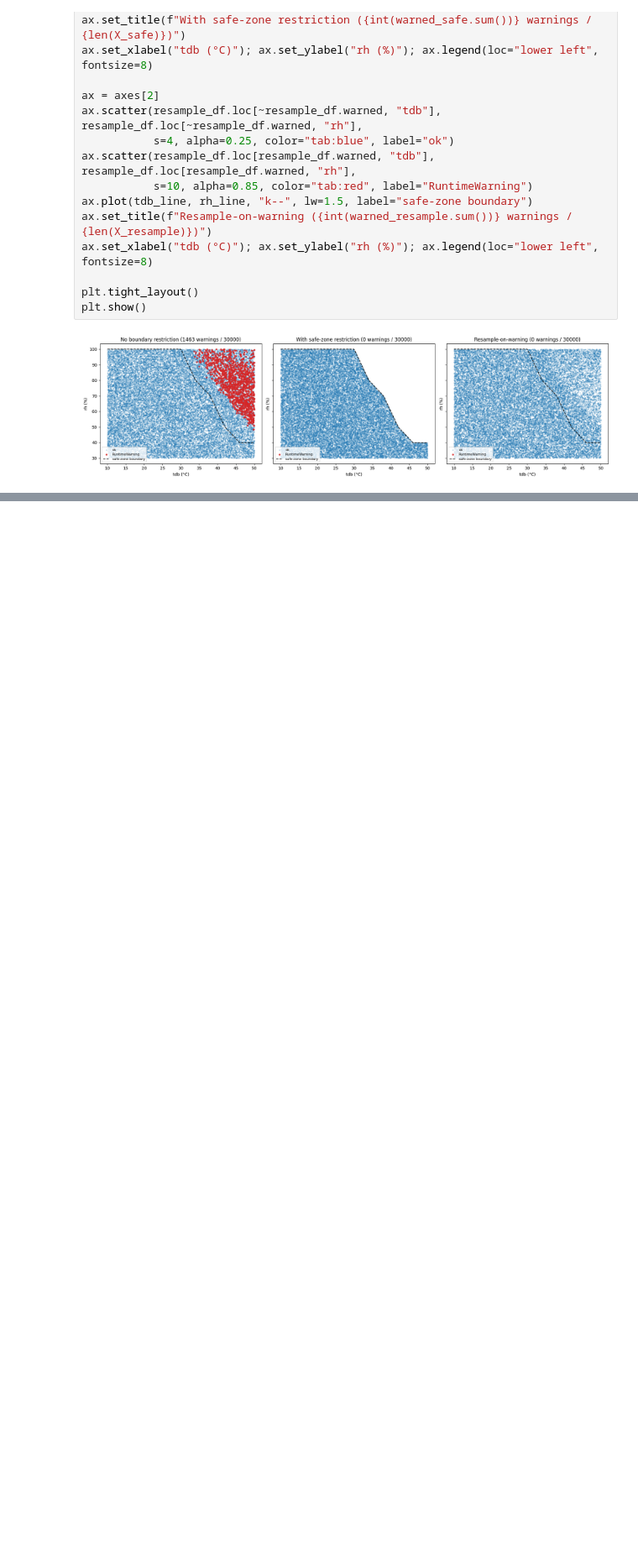
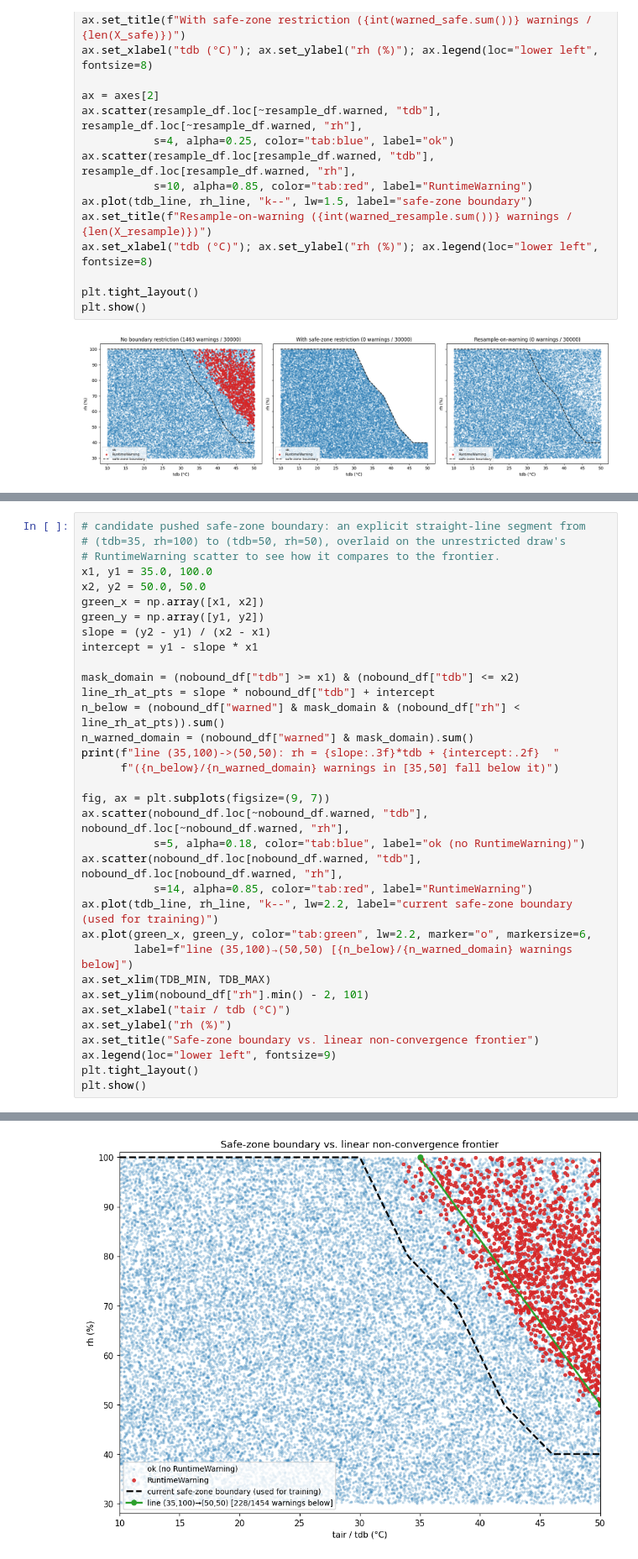
Before and after one commit to sonalimoorthy/PET-NN, a Jupyter notebook: PET_Solver.ipynb, the cells around one changed output, grey strips where cells are left out. Shown at 84% size. Drawn from its saved outputs; the diff is of its cells as text; blank space fills up the shorter version.

Commit message:
Set frontier line to explicit endpoints (35,100) -> (50,50)
Co-Authored-By: Claude Sonnet 5 <noreply@anthropic.com>

```diff
--- a/PET_Solver.ipynb
+++ b/PET_Solver.ipynb
@@ -731,0 +684,35 @@ linear frontier (+2): rh = -2.921*tdb + 194.73  (56/1463 warnings fall below it)
+# %%
+# candidate pushed safe-zone boundary: an explicit straight-line segment from
+# (tdb=35, rh=100) to (tdb=50, rh=50), overlaid on the unrestricted draw's
+# RuntimeWarning scatter to see how it compares to the frontier.
+x1, y1 = 35.0, 100.0
+x2, y2 = 50.0, 50.0
+green_x = np.array([x1, x2])
+green_y = np.array([y1, y2])
+slope = (y2 - y1) / (x2 - x1)
+intercept = y1 - slope * x1
+
+mask_domain = (nobound_df["tdb"] >= x1) & (nobound_df["tdb"] <= x2)
+line_rh_at_pts = slope * nobound_df["tdb"] + intercept
+n_below = (nobound_df["warned"] & mask_domain & (nobound_df["rh"] < line_rh_at_pts)).sum()
+n_warned_domain = (nobound_df["warned"] & mask_domain).sum()
+print(f"line (35,100)->(50,50): rh = {slope:.3f}*tdb + {intercept:.2f}  "
+      f"({n_below}/{n_warned_domain} warnings in [35,50] fall below it)")
+
+fig, ax = plt.subplots(figsize=(9, 7))
+ax.scatter(nobound_df.loc[~nobound_df.warned, "tdb"], nobound_df.loc[~nobound_df.warned, "rh"],
+           s=5, alpha=0.18, color="tab:blue", label="ok (no RuntimeWarning)")
+ax.scatter(nobound_df.loc[nobound_df.warned, "tdb"], nobound_df.loc[nobound_df.warned, "rh"],
+           s=14, alpha=0.85, color="tab:red", label="RuntimeWarning")
+ax.plot(tdb_line, rh_line, "k--", lw=2.2, label="current safe-zone boundary (used for training)")
+ax.plot(green_x, green_y, color="tab:green", lw=2.2, marker="o", markersize=6,
+        label=f"line (35,100)→(50,50) [{n_below}/{n_warned_domain} warnings below]")
+ax.set_xlim(TDB_MIN, TDB_MAX)
+ax.set_ylim(nobound_df["rh"].min() - 2, 101)
+ax.set_xlabel("tair / tdb (°C)")
+ax.set_ylabel("rh (%)")
+ax.set_title("Safe-zone boundary vs. linear non-convergence frontier")
+ax.legend(loc="lower left", fontsize=9)
+plt.tight_layout()
+plt.show()
+# %% [output]
@@ -731,0 +720 @@ linear frontier (+2): rh = -2.921*tdb + 194.73  (56/1463 warnings fall below it)
+[figure, added]
```
Also changed, not shown: parts of 2 cells of this notebook.
